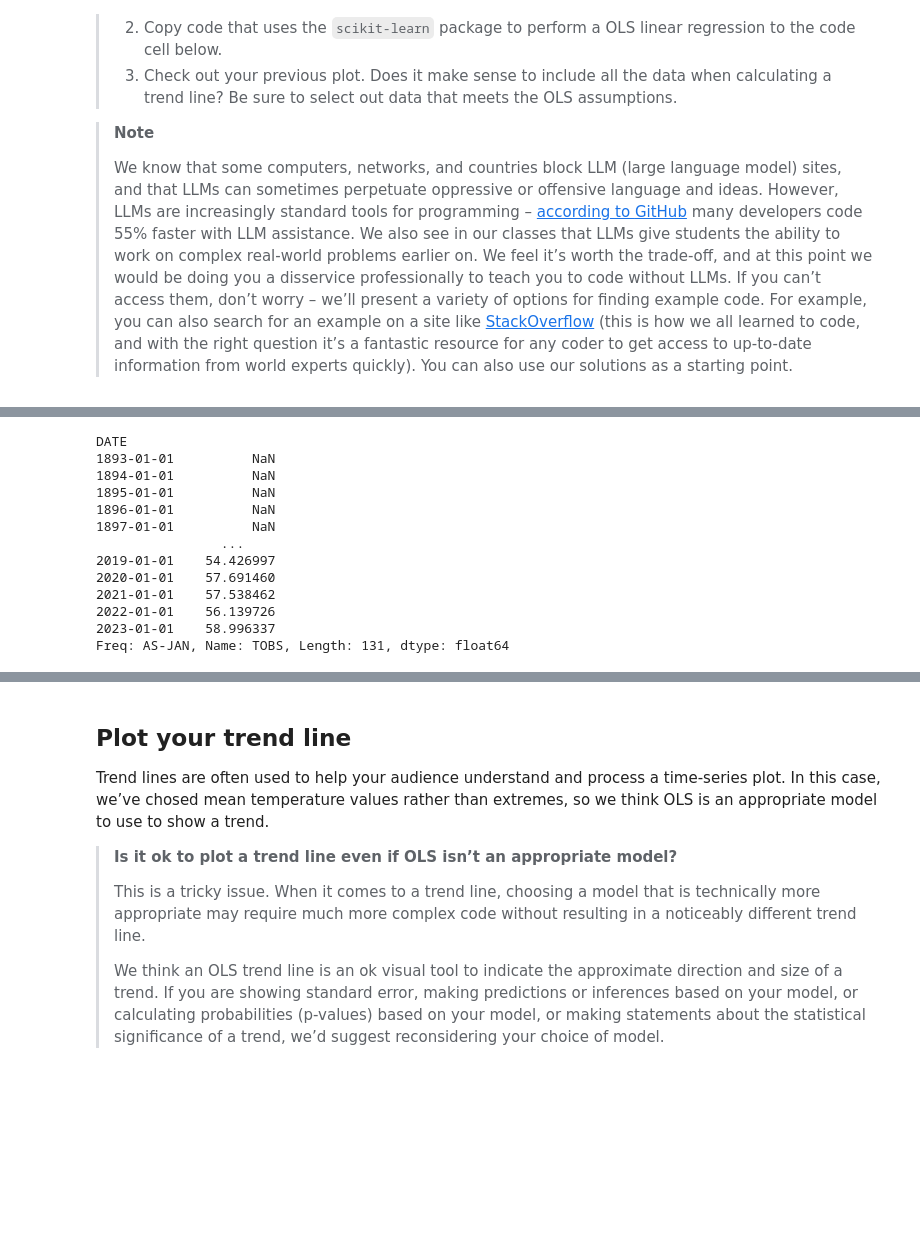
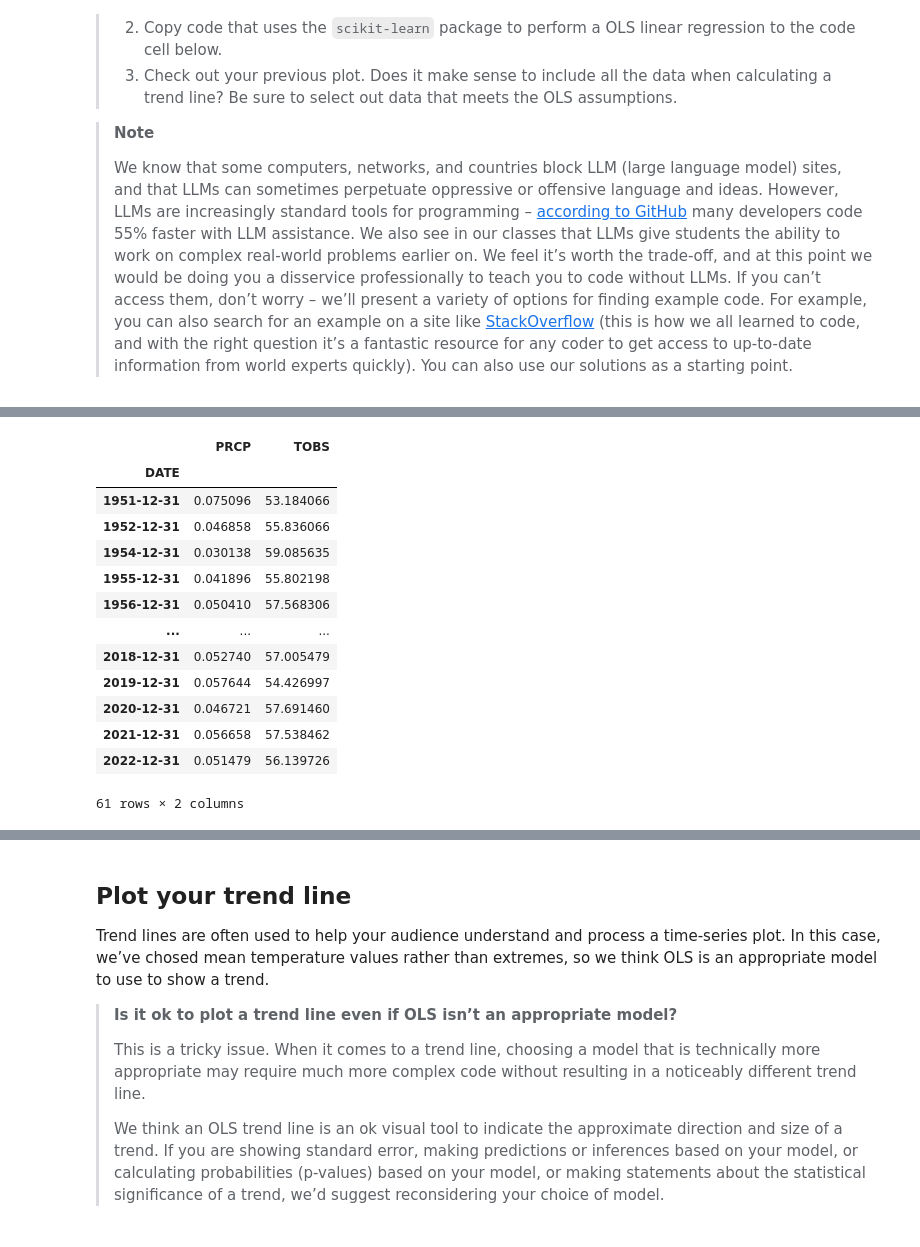
Before and after one commit to earthlab-education/climate-coding-challenge-sear2701, a Jupyter notebook: 05-climate-coding-challenge.ipynb, the cells around one changed output, grey strips where cells are left out. Saved outputs shown, nothing was run; the diff lists cells and outputs as text; code cells hidden in the pictures; blank space fills up the shorter version.

```diff
--- a/05-climate-coding-challenge.ipynb
+++ b/05-climate-coding-challenge.ipynb
@@ -180,19 +211,20 @@ ann_climate_temp_df_clean.TOBS.plot.hist()
 # %%
-ann_climate_t_df
+ann_climate_t_df_clean
 # %% [output]
+|  | PRCP | TOBS |
+| DATE |  |  |
+| 1951-12-31 | 0.075096 | 53.184066 |
+| 1952-12-31 | 0.046858 | 55.836066 |
+| 1954-12-31 | 0.030138 | 59.085635 |
+| 1955-12-31 | 0.041896 | 55.802198 |
+| 1956-12-31 | 0.050410 | 57.568306 |
+| ... | ... | ... |
+| 2018-12-31 | 0.052740 | 57.005479 |
+| 2019-12-31 | 0.057644 | 54.426997 |
+| 2020-12-31 | 0.046721 | 57.691460 |
+| 2021-12-31 | 0.056658 | 57.538462 |
+| 2022-12-31 | 0.051479 | 56.139726 |
-DATE
-1893-01-01          NaN
-1894-01-01          NaN
-1895-01-01          NaN
-1896-01-01          NaN
-1897-01-01          NaN
-                ...
-2019-01-01    54.426997
-2020-01-01    57.691460
-2021-01-01    57.538462
-2022-01-01    56.139726
-2023-01-01    58.996337
-Freq: AS-JAN, Name: TOBS, Length: 131, dtype: float64
+61 rows × 2 columns
 # %%
 #Fit an OLS Linear Regression to the data
 # Reshape data 2D array for scikit-learn
```
Also changed, not shown: parts of 12 cells of this notebook.
